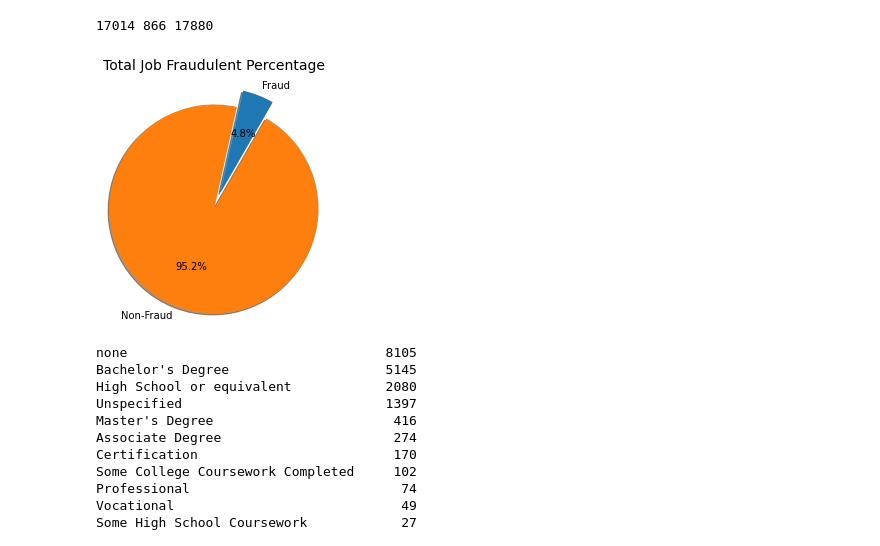
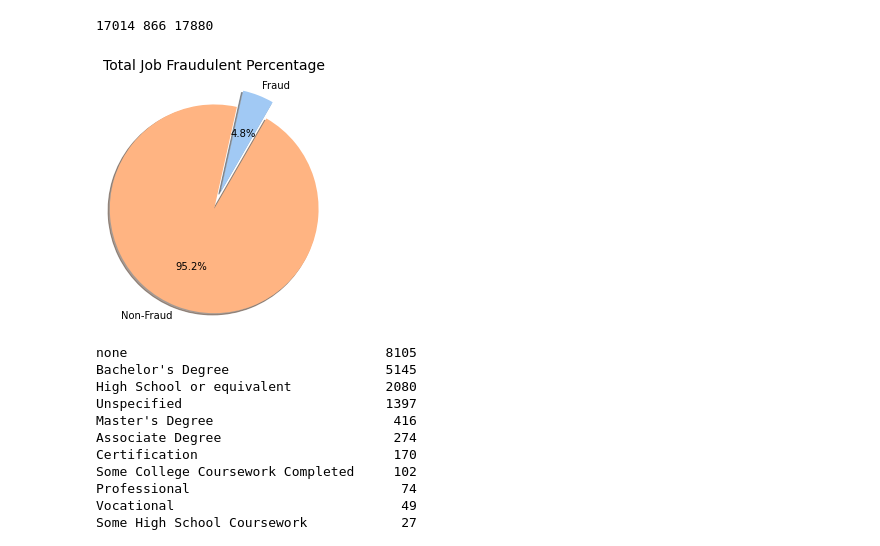
Before and after one commit to Ikyupark/Capstone-project, a Jupyter notebook: Data_Analysis_Cleaned.ipynb, the cells around one changed output. Saved outputs shown, nothing was run; the diff lists cells and outputs as text; code cells hidden in the pictures.

```diff
--- a/Data_Analysis.ipynb
+++ b/Data_Analysis_Cleaned.ipynb
@@ -36,15 +37,16 @@ print(non_fraud_count, fraud_count, total_count)
 # %%
 # pie chart - % fraud vs non fraud
 labels = 'Fraud', 'Non-Fraud'
 data = [fraud_count, non_fraud_count]
+colors = sns.color_palette('pastel')
 
 # customizations
 explode = [0.2,0]
 plt.title('Total Job Fraudulent Percentage', pad=30, fontsize=14)
 
-plot = plt.pie(data, labels=labels, explode = explode, shadow = True, autopct='%1.1f%%',startangle=60, radius=1.2)
+plot = plt.pie(data, labels=labels, explode = explode, shadow = True, autopct='%1.1f%%',startangle=60, radius=1.2, colors=colors)
 # %% [output]
-[figure, old version]
+[figure, new version]
 # %%
 df['required_education'].value_counts()
 # %% [output]
```
Also changed, not shown: parts of 8 cells of this notebook, 2 other files.
